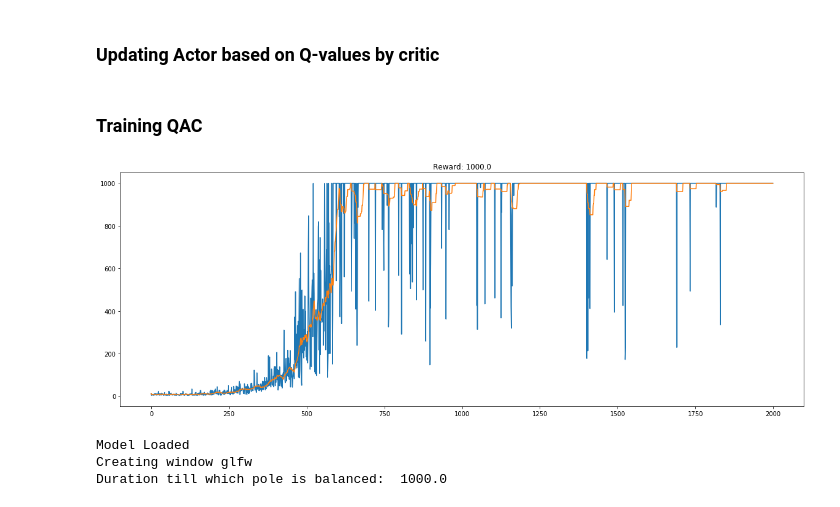
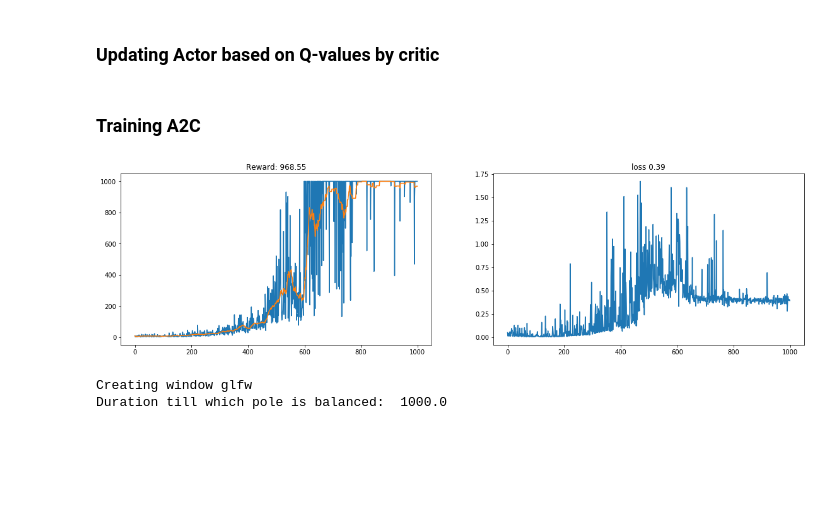
Before and after one commit to HiPatil/Policy-based-RL, a Jupyter notebook: 3.A2C.ipynb, the cells around one changed output. Cells and saved outputs as stored; diff of their text form; code cells hidden in the pictures; blank space fills up the shorter version.

Commit message:
works for one continuous action space

```diff
--- a/3.A2C.ipynb
+++ b/3.A2C.ipynb
@@ -83,7 +87,8 @@ def actors_action(state):
 
     m = torch.distributions.Normal(mean, torch.sqrt(variance))
     action = m.sample()
-    log_prob = m.log_prob(action)
+    log_prob = m.log_prob(action).sum(-1).unsqueeze(-1)
+#     print("Entropy", m.entropy())
 
     return action.detach().cpu().numpy(), log_prob
 # %% [markdown]
@@ -134,8 +139,8 @@ def ACupdate(log_probs, q_vals, values):
     critic_loss = 0
 
     advantage = q_vals - values
-
-    actor_loss = (-log_probs*advantage).mean()
+#     print(-(log_probs*advantage).sum())
+    actor_loss = -(log_probs*advantage.detach()).mean()
 
     critic_loss = advantage.pow(2).mean()
 
@@ -150,28 +155,33 @@ def ACupdate(log_probs, q_vals, values):
 # #         print(criterionC(value, retr))
 #         critic_loss += criterionC(value, retr.detach())
 
-    actor_loss.backward(retain_graph=True)
+    actor_loss.backward()
     critic_loss.backward()
 
     optimizerA.step()
     optimizerC.step()
+
+    return (actor_loss+critic_loss).item()
 # %%
 mean_avg = []
-def plot(n_rewards):
+losses = []
+def plot(n_rewards, loss):
     clear_output(True)
-    plt.figure(figsize=(20,7))
+    plt.figure(figsize=(30,5))
     mean = np.mean(n_rewards[-20:])
-#     plt.subplot(131)
+    plt.subplot(131)
     mean_avg.append(mean)
     plt.title('Reward: %s' % (mean))
     plt.plot(n_rewards)
     plt.plot(mean_avg)
-#   plt.subplot(132)
-#   plt.title('loss')
-#   plt.plot(losses)
+    loss = loss/1000
+    losses.append(loss)
+    plt.subplot(132)
+    plt.title('loss %.2f' % loss)
+    plt.plot(losses)
     plt.show()
 # %% [markdown]
-### Training QAC
+### Training A2C
 # %%
 n_rewards = []
 c = 0
@@ -190,43 +200,45 @@ for i in range(1, N_EPISODE+1):
     while not done:
         state = torch.FloatTensor(state).to(device)
         action, log_prob = actors_action(state)
-
+#         print(state, action)
         value = critic(state)
 
         next_state, reward, done, _ = env.step(action)
 
         done = torch.tensor([done], dtype = torch.float, device = device)
         ep_rewards.append(torch.tensor([reward], dtype = torch.float, device = device))
         log_probs.append(log_prob)
         done_states.append(done)
         values.append(value)
 
         total_reward += reward
+
 #         ret = compute_returns(next_state, reward, done, ret)
-#         if i%5 == 0:
+#         if i%25 == 0:
 #             env.render()
+#             time.sleep(0.02)
         state = next_state
 
     q_vals = compute_returns(next_state, ep_rewards, done_states)
-    q_vals = torch.cat(q_vals)
-    values = torch.cat(values)
-    log_probs = torch.cat(log_probs)
+    q_vals = torch.stack(q_vals)
+    values = torch.stack(values)
+    log_probs = torch.stack(log_probs)
 
-#     print(values, q_vals, log_probs)
-    ACupdate(log_probs, q_vals, values)
+
+    loss = ACupdate(log_probs, q_vals, values)
 
     n_rewards.append(total_reward)
-    plot(n_rewards)
+    plot(n_rewards, loss)
 
 #     if np.mean(n_rewards[-20:]) == 1000:
 #         torch.save(actor.state_dict(), 'adv-actor.pth')
 #         torch.save(critic.state_dict(), 'adv-critic.pth')
 
 #         c += 1
 
 #         print("Model Saved")
 # %% [output]
-[figure, old version]
+[figure, new version]
 # %%
 state = env.reset()
 
@@ -234,11 +246,6 @@ state = env.reset()
 total_reward = 0
 done = False
 
-actor.load_state_dict(torch.load('/home/himanshu/RL/Policy-based-RL/adv-actor.pth'))
-critic.load_state_dict(torch.load('/home/himanshu/RL/Policy-based-RL/adv-critic.pth'))
-print("Model Loaded")
-actor.to(device)
-critic.to(device)
 
 while not done:
     state = torch.FloatTensor(state).to(device)
@@ -256,6 +263,5 @@ print('Duration till which pole is balanced: ', total_reward)
 
 env.close()
 # %% [output]
-Model Loaded
 Creating window glfw
 Duration till which pole is balanced:  1000.0
```
Also changed, not shown: parts of 2 cells of this notebook, 1 other file.
